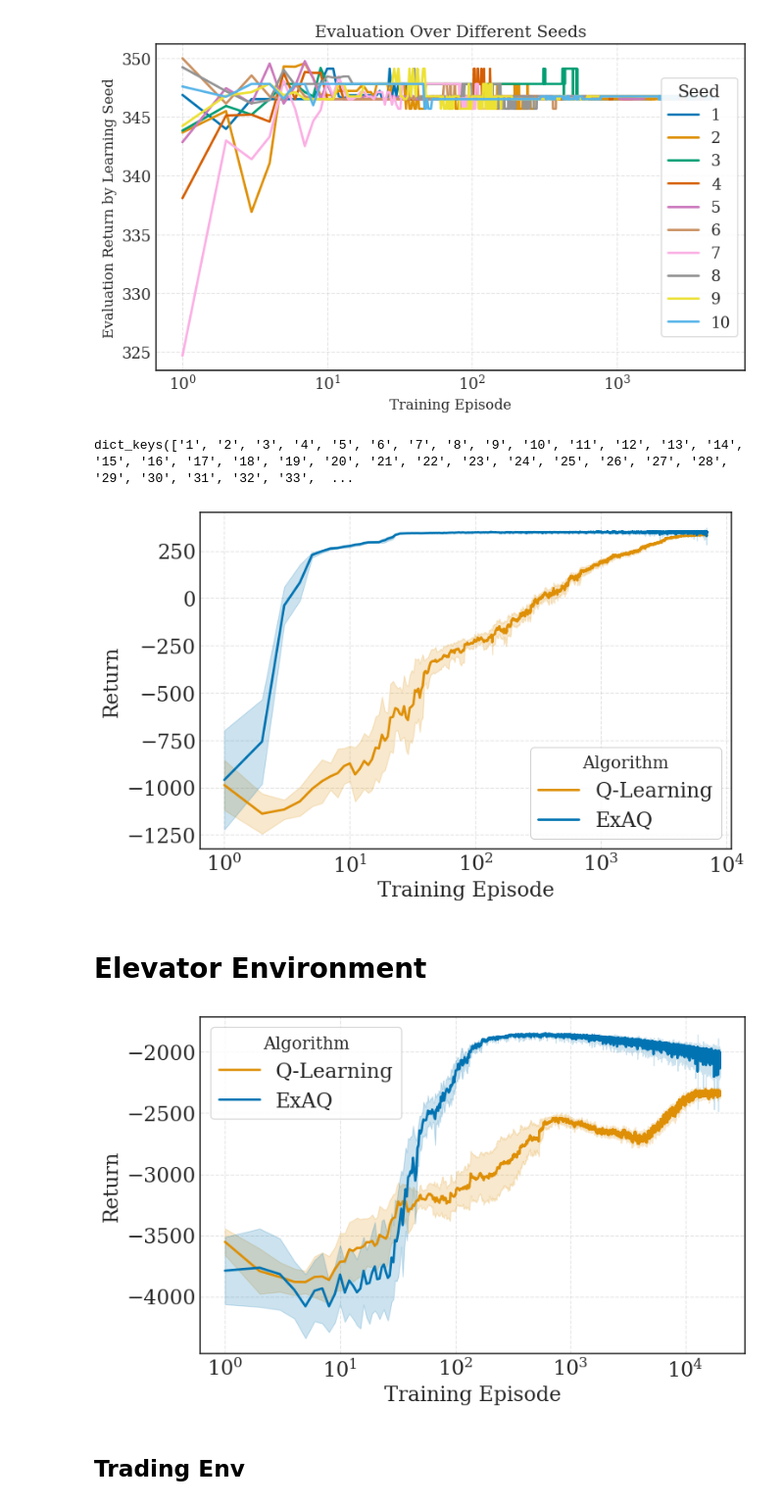
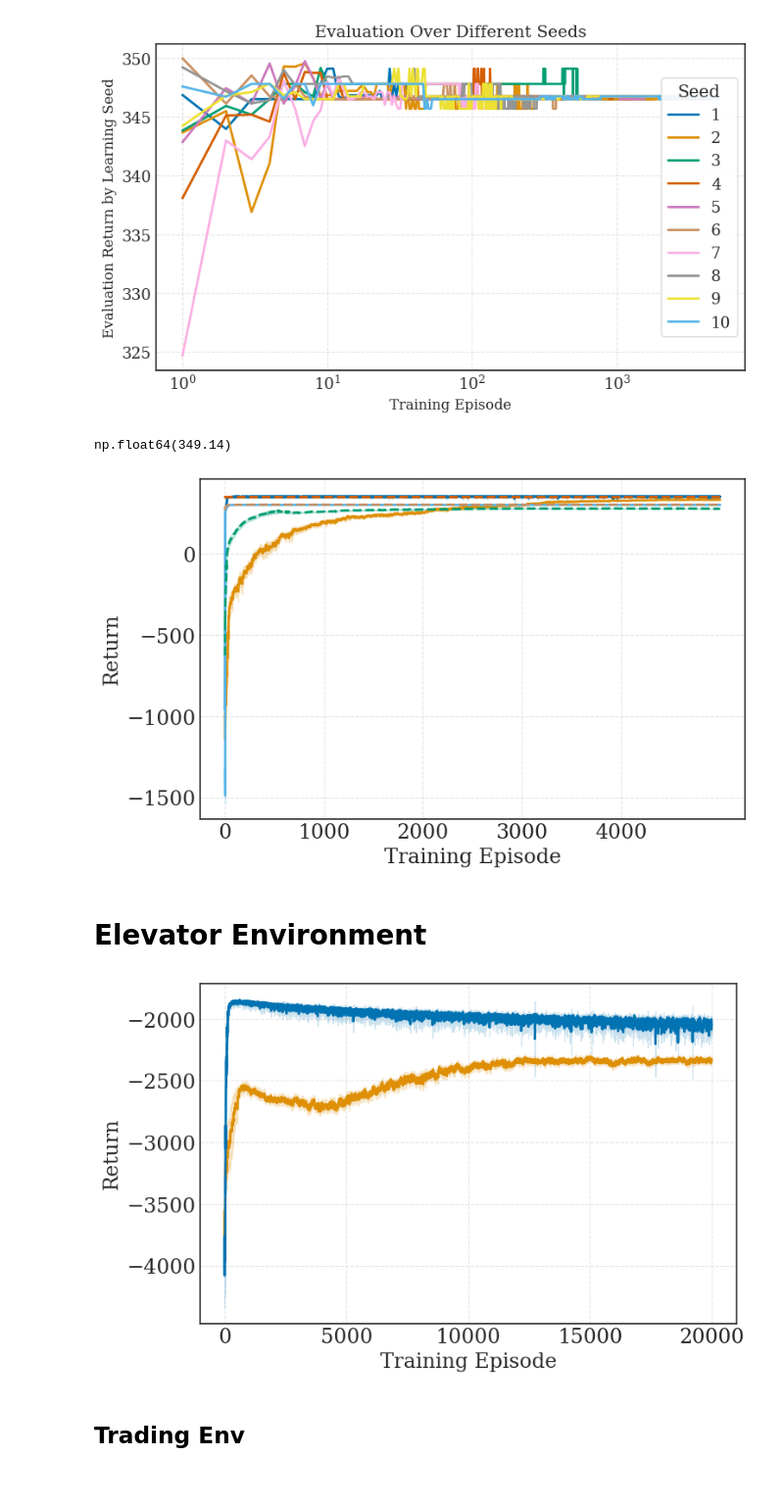
Before and after one commit to Daveonwave/Exo-MDP, a Jupyter notebook: notebooks/learning_curves.ipynb, the cells around one changed output. Shown at 98% size. Cells and saved outputs as stored; diff of their text form; code cells hidden in the pictures.

```diff
--- a/notebooks/learning_curves.ipynb
+++ b/notebooks/learning_curves.ipynb
@@ -432,11 +476,28 @@ exp_name = 'taxiTraffic'
 res = {}
 res['ql'] = {}
 res['exaq'] = {}
+#res['exaq-new'] = {}
+
+res['ucbvi'] = {}
+#res['exavi'] = {}
+res['pto'] = {}
 
 for i in range(1, 11):
+    with open(f'logs/results/{env}/{exp_name}/pto/2026-05-04_16-06-37/{i}/learning_curve.json', 'rb') as f:
+        res['pto'][i] = json.load(f)
+
+    #with open(f'logs/results/{env}/{exp_name}/exavi/2025-12-14_12-44-15/{i}/learning_curve.json', 'rb') as f:
+    #    res['exavi'][i] = json.load(f)
+
+    with open(f'logs/results/{env}/{exp_name}/ucbvi/2025-12-14_12-41-45/{i}/learning_curve.json', 'rb') as f:
+        res['ucbvi'][i] = json.load(f)
+
     with open(f'logs/results/{env}/{exp_name}/exaq/2025-12-14_12-41-27/{i}/learning_curve.json', 'rb') as f:
         res['exaq'][i] = json.load(f)
 
+    #with open(f'logs/results/{env}/{exp_name}/exaq/2026-04-28_15-30-29/{i}/learning_curve.json', 'rb') as f:
+    #    res['exaq-new'][i] = json.load(f)
+
     with open(f'logs/results/{env}/{exp_name}/ql/2026-01-29_01-42-36/{i}/learning_curve.json', 'rb') as f:
         res['ql'][i] = json.load(f)
 # %%
@@ -487,21 +555,45 @@ exp_name = 'seedFixedTinyElev'
 res = {}
 res['ql'] = {}
 res['exaq'] = {}
+res['exaq-new'] = {}
+
+res['ucbvi'] = {}
+res['exavi'] = {}
+res['pto'] = {}
 
 for i in trange(1, 11):
+    with open(f'logs/results/{env}/{exp_name}/ucbvi/2025-11-20_14-24-14/{i}/learning_curve.json', 'rb') as f:
+        res['ucbvi'][i] = json.load(f)
+
+    with open(f'logs/results/{env}/{exp_name}/exavi/2025-11-20_14-41-27/{i}/learning_curve.json', 'rb') as f:
+        res['exavi'][i] = json.load(f)
+
+    with open(f'logs/results/{env}/{exp_name}/pto/2026-05-04_16-09-21/{i}/learning_curve.json', 'rb') as f:
+        res['pto'][i] = json.load(f)
+
     with open(f'logs/results/{env}/{exp_name}/exaq/2025-11-21_11-52-53/{i}/learning_curve.json', 'rb') as f:
         res['exaq'][i] = json.load(f)
 
+    with open(f'logs/results/{env}/{exp_name}/exaq/2026-04-28_19-24-47/{i}/learning_curve.json', 'rb') as f:
+        res['exaq-new'][i] = json.load(f)
+
     with open(f'logs/results/{env}/{exp_name}/ql/2025-11-20_12-46-20/{i}/learning_curve.json', 'rb') as f:
         res['ql'][i] = json.load(f)
-# %%
-res['ql'][1].keys()
-# %% [output]
-dict_keys(['1', '2', '3', '4', '5', '6', '7', '8', '9', '10', '11', '12', '13', '14', '15', '16', '17', '18', '19', '20', '21', '22', '23', '24', '25', '26', '27', '28', '29', '30', '31', '32', '33',  ...
+# %%
+np.mean(res['exaq'][1]['10000'])
+# %% [output]
+np.float64(349.14)
 # %%
-plot_learning_curves(res, tick_step=1000, max_idx=7000, logscale=True, filename=f'{exp_name}-modelFree-learningCurves', save_figure=True)
+plot_learning_curves(res,
+                     tick_step=1000,
+                     max_idx=5000,
+                     logscale=False,
+                     filename=f'{exp_name}-learningCurves',
+                     save_figure=False,
+#                     legend=True
+                    )
 # %% [output]
-[figure, old version]
+[figure, new version]
 # %% [markdown]
 # Elevator Environment
 # %%
@@ -519,9 +611,15 @@ for i in trange(1, 11):
     with open(f'logs/results/{env}/{exp_name}/ql/2025-11-25_16-52-26/{i}/learning_curve.json', 'rb') as f:
         res['ql'][i] = json.load(f)
 # %%
-plot_learning_curves(res, tick_step=3000, max_idx=20000, logscale=True, filename=f'{exp_name}-modelFree-learningCurves', save_figure=True)
+plot_learning_curves(res,
+                     tick_step=5000,
+                     max_idx=20000,
+                     logscale=False,
+                     filename=f'{exp_name}-modelFree-learningCurves',
+                     save_figure=True
+                    )
 # %% [output]
-[figure, old version]
+[figure, new version]
 # %% [markdown]
 ## Trading Env
 # %%
```
Also changed, not shown: parts of 14 cells of this notebook, 12 other files.
